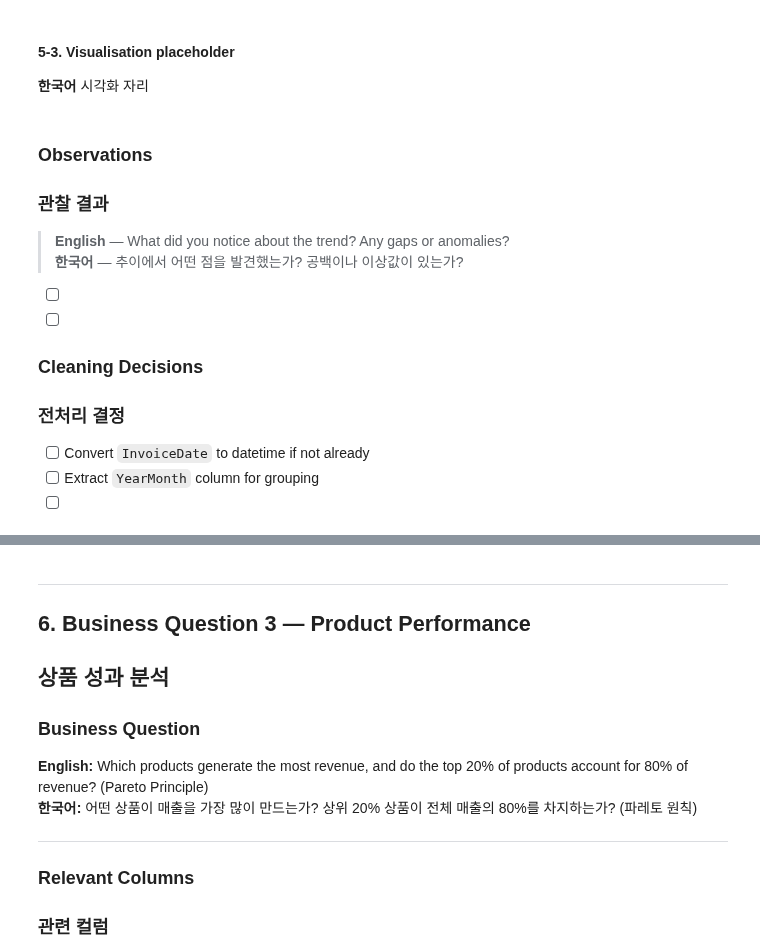
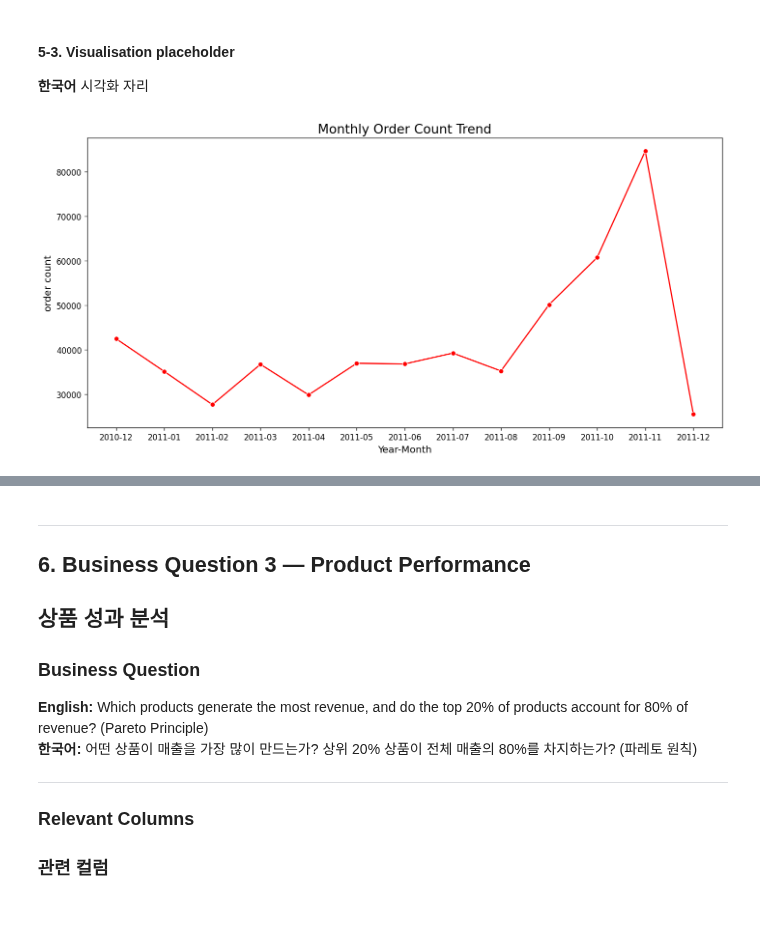
Before and after one commit to BookiChoi/BA-Portfolio, a Jupyter notebook: Projects/Cornerstone_Data_Pipeline/notebooks/business_eda.ipynb, the cells around one changed output, grey strips where cells are left out. Saved outputs shown, nothing was run; the diff lists cells and outputs as text; code cells hidden in the pictures; blank space fills up the shorter version.

Commit message:
[FEAT] Finish EDA about Question 2 & 3

```diff
--- a/Projects/Cornerstone_Data_Pipeline/notebooks/business_eda.ipynb
+++ b/Projects/Cornerstone_Data_Pipeline/notebooks/business_eda.ipynb
@@ -730,0 +739,9 @@ plt.show()
+# %%
+# Monthly transaction count
+# 월별 거래 건수
+
+# '%Y-%m' 형식(예: 2011-12)으로 글자를 뽑아내서 'YearMonth'라는 새 컬럼에 저장
+df_raw['YearMonth'] = df_raw['InvoiceDate'].dt.strftime('%Y-%m')
+monthly_items = df_raw.groupby('YearMonth').size()
+
+display(monthly_items)
@@ -736,16 +767,19 @@ plt.show()
-# %% [markdown]
-### Observations
-### 관찰 결과
-
-> **English** — What did you notice about the trend? Any gaps or anomalies?
-> **한국어** — 추이에서 어떤 점을 발견했는가? 공백이나 이상값이 있는가?
-
-- [ ] &nbsp;
-- [ ] &nbsp;
-
-### Cleaning Decisions
-### 전처리 결정
-
-- [ ] Convert `InvoiceDate` to datetime if not already
-- [ ] Extract `YearMonth` column for grouping
-- [ ] &nbsp;
+# %%
+# Line chart — monthly order count trend
+plt.figure(figsize=(12, 6))
+
+sns.lineplot(
+    x=monthly_items.index,
+    y=monthly_items.values,
+    marker='o',
+    color='red'
+)
+
+plt.title("Monthly Order Count Trend", fontsize=16)
+plt.xlabel("Year-Month", fontsize=12)
+plt.ylabel("order count", fontsize=12)
+
+plt.tight_layout()
+plt.show()
+# %% [output]
+[figure, added]
```
Also changed, not shown: parts of 36 cells of this notebook.
